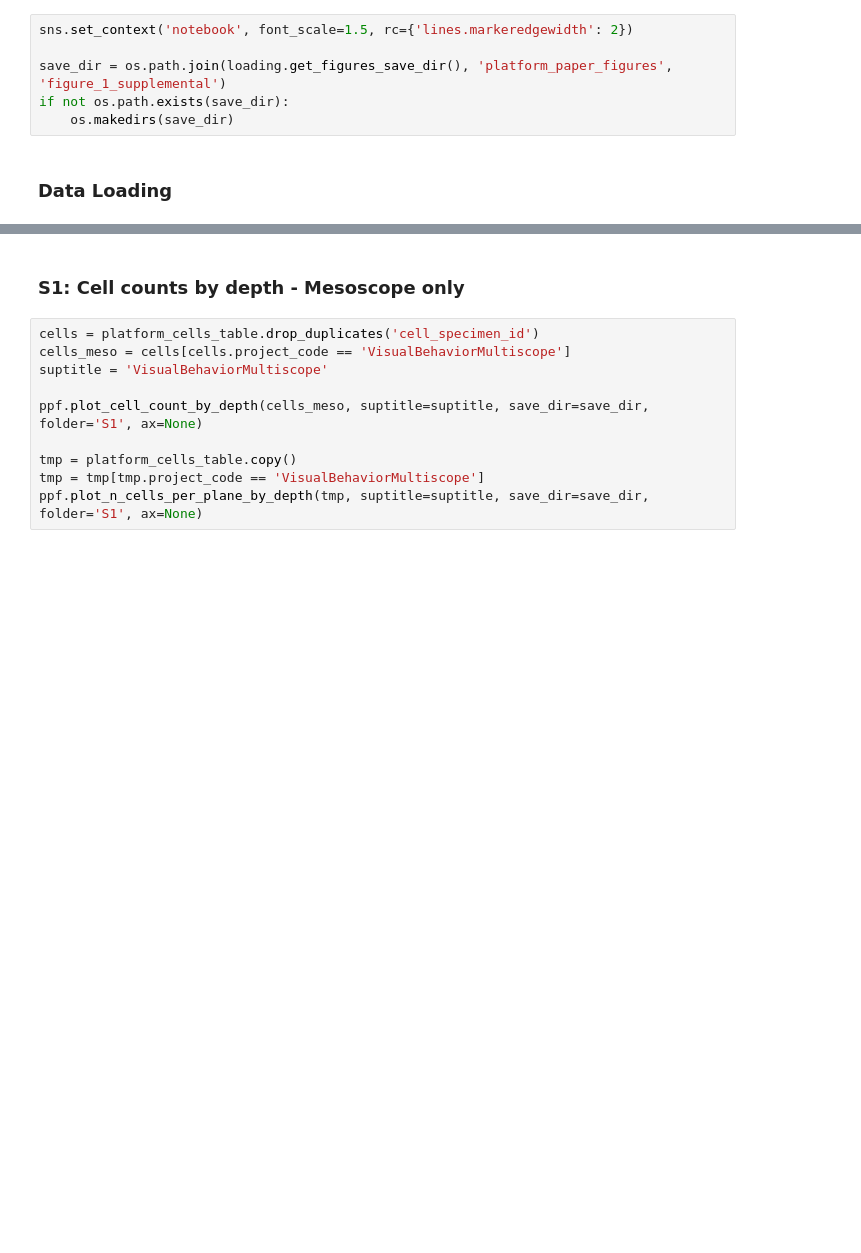
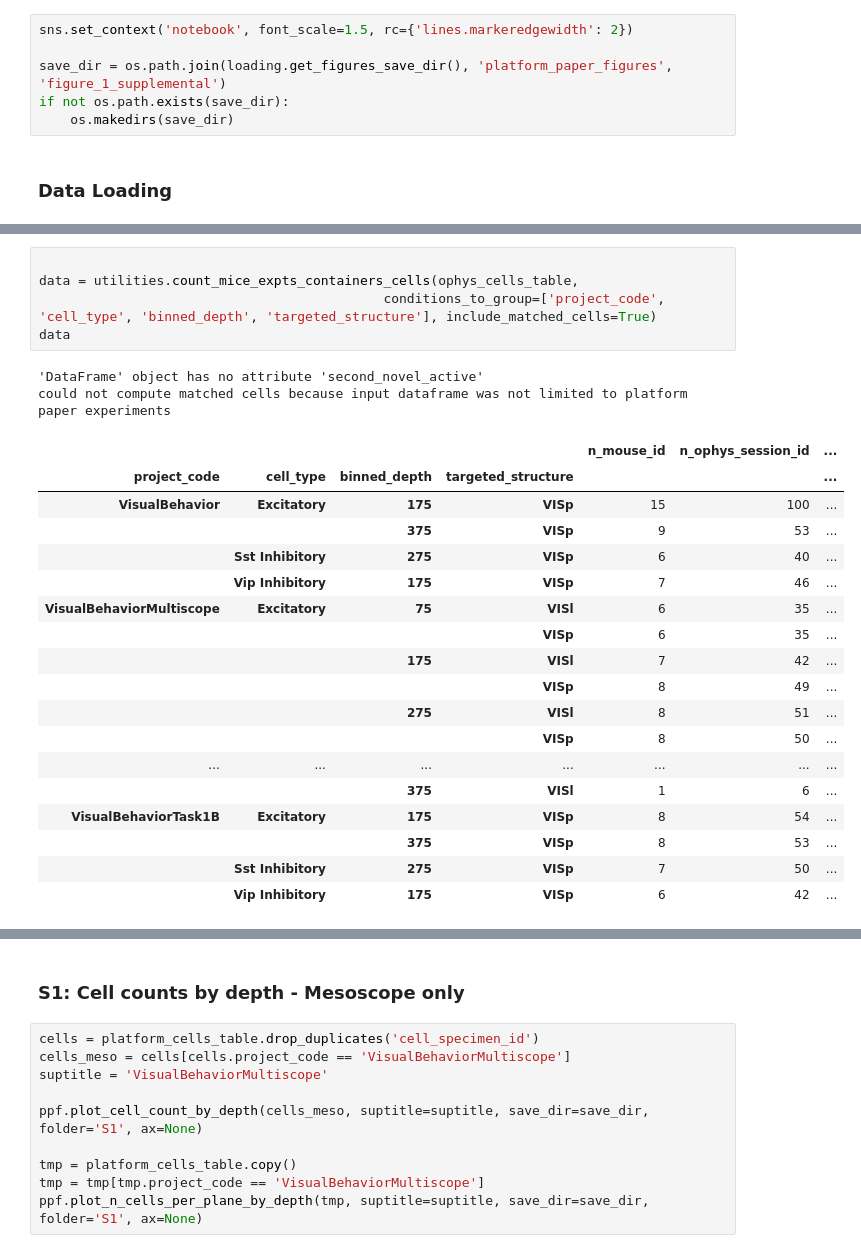
Before and after one commit to AllenInstitute/visual_behavior_analysis, a Jupyter notebook: notebooks/platform_paper_figures/figure_1_supplemental.ipynb, the cells around one changed output, grey strips where cells are left out. Drawn from its saved outputs; the diff is of its cells as text; blank space fills up the shorter version.

```diff
--- a/notebooks/platform_paper_figures/figure_1_supplemental.ipynb
+++ b/notebooks/platform_paper_figures/figure_1_supplemental.ipynb
@@ -69,0 +135,26 @@ The data that was available in previous releases are stored in the block name co
+# %%
+
+data = utilities.count_mice_expts_containers_cells(ophys_cells_table,
+                                            conditions_to_group=['project_code', 'cell_type', 'binned_depth', 'targeted_structure'], include_matched_cells=True)
+data
+# %% [output]
+'DataFrame' object has no attribute 'second_novel_active'
+could not compute matched cells because input dataframe was not limited to platform paper experiments
+|  |  |  |  | n_mouse_id | n_ophys_session_id | ... |
+| project_code | cell_type | binned_depth | targeted_structure |  |  | ... |
+| VisualBehavior | Excitatory | 175 | VISp | 15 | 100 | ... |
+|  |  | 375 | VISp | 9 | 53 | ... |
+|  | Sst Inhibitory | 275 | VISp | 6 | 40 | ... |
+|  | Vip Inhibitory | 175 | VISp | 7 | 46 | ... |
+| VisualBehaviorMultiscope | Excitatory | 75 | VISl | 6 | 35 | ... |
+|  |  |  | VISp | 6 | 35 | ... |
+|  |  | 175 | VISl | 7 | 42 | ... |
+|  |  |  | VISp | 8 | 49 | ... |
+|  |  | 275 | VISl | 8 | 51 | ... |
+|  |  |  | VISp | 8 | 50 | ... |
+| ... | ... | ... | ... | ... | ... | ... |
+|  |  | 375 | VISl | 1 | 6 | ... |
+| VisualBehaviorTask1B | Excitatory | 175 | VISp | 8 | 54 | ... |
+|  |  | 375 | VISp | 8 | 53 | ... |
+|  | Sst Inhibitory | 275 | VISp | 7 | 50 | ... |
+|  | Vip Inhibitory | 175 | VISp | 6 | 42 | ... |
```
Also changed, not shown: parts of 10 cells of this notebook, 5 other files.
